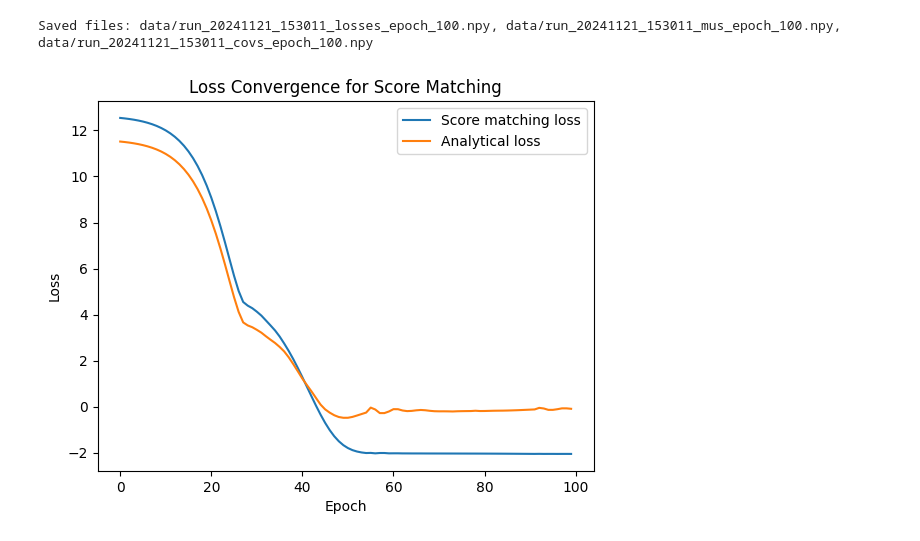
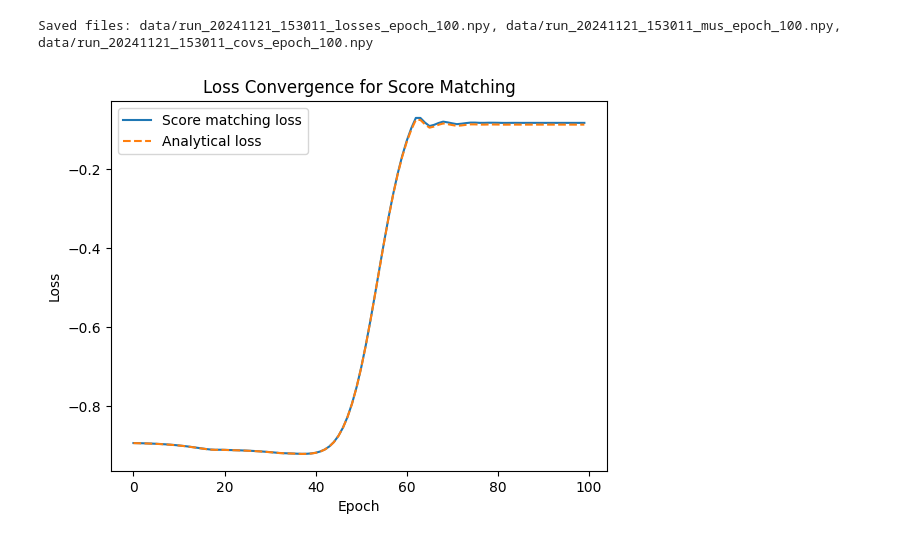
Before and after one commit to katonapng/score_matching, a Jupyter notebook: score_matching.ipynb, the cells around one changed output. Cells and saved outputs as stored; diff of their text form; code cells hidden in the pictures.

Commit message:
use Jacobian divergence calculation instead of autograd

```diff
--- a/score_matching.ipynb
+++ b/score_matching.ipynb
@@ -132,3 +136,8 @@ def compute_psi(x, model):
+# %%
+def compute_divergence_jacobian(x, model):
+    jacobian = torch.autograd.functional.jacobian(lambda x: compute_psi(x, model), x)
+    divergence = jacobian.diagonal(dim1=-2, dim2=-1).sum(-1)  # Sum diagonal elements
+    return divergence
 # %%
 def gaussian_psi(x, mu=torch.tensor([0.0, 0.0]), cov=torch.eye(2, dtype=torch.float64)):
     return -torch.cholesky_inverse(torch.linalg.cholesky(cov)) @ (x - mu)
@@ -162,6 +171,7 @@ def J(x_t, model):
 
     for t in range(T):
         x = x_t[t]
+        x.requires_grad_()
         psi_x_t = compute_psi(x, model)
 
         psi_x_t_real = gaussian_psi(x, model.mu.detach(), model.L.detach() @ model.L.T.detach())
@@ -171,18 +181,19 @@ def J(x_t, model):
                 is different from the analytical solution {psi_x_t_real}"
                 )
 
-        divergence = torch.autograd.grad(psi_x_t.sum(), x, create_graph=True)[0].sum()
+        # divergence = torch.autograd.grad(psi_x_t.sum(), x, create_graph=True)[0].sum()
+        divergence = compute_divergence_jacobian(x, model)
         norm_squared = (psi_x_t ** 2).sum()
         # divergence = torch.autograd.grad(psi_x_t_real.sum(), x, create_graph=True)[0].sum()
         # norm_squared = (psi_x_t_real ** 2).sum()
 
         divergence_real, norm_squared_real = gaussian_J(x, model.mu.detach(), model.L.detach())
 
-        # if not torch.allclose(divergence, divergence_real, atol=1e-2):
-        #     raise ValueError(
-        #         f"Calculated divergence value {divergence} \
-        #         is different from the analytical solution {divergence_real}"
-        #         )
+        if not torch.allclose(divergence, divergence_real, atol=1e-2):
+            raise ValueError(
+                f"Calculated divergence value {divergence} \
+                is different from the analytical solution {divergence_real}"
+                )
         if not torch.allclose(norm_squared, norm_squared_real, atol=1e-2):
             raise ValueError(
                 f"Calculated norm squared value {norm_squared} \
@@ -251,7 +262,7 @@ def generate_multivariate_gaussian_data(mean, cov, num_samples):
     data = np.random.multivariate_normal(mean, cov, num_samples)
     return data
 # %%
-n = 1000
+n = 100
 mu = np.array([0.0, 0.0])
 cov = np.array([[1.0, 0.0], [0.0, 1.0]])
 x_t_all = generate_multivariate_gaussian_data(mu, cov, n)
@@ -270,5 +281,6 @@ plt.show()
 # %%
 epochs = 100
 model, losses, real_losses, estimated_mus, estimated_covs = optimize_theta_gaussian(
-    x_t_all, dim, num_epochs=epochs, learning_rate_mu=1e-3, learning_rate_L= 1e-5)
+    x_t_all, dim, num_epochs=epochs, learning_rate_mu=1e-3, learning_rate_L= 1e-5
+    )
 # %% [output]
@@ -307,14 +319,14 @@ print(f"Saved files: {losses_file}, {mus_file}, {covs_file}")
 Saved files: data/run_20241121_153011_losses_epoch_100.npy, data/run_20241121_153011_mus_epoch_100.npy, data/run_20241121_153011_covs_epoch_100.npy
 # %%
 plt.plot(losses, label="Score matching loss")
-plt.plot(real_losses, label="Analytical loss")
+plt.plot(real_losses, label="Analytical loss", linestyle='--')
 plt.xlabel('Epoch')
 plt.ylabel('Loss')
 plt.title('Loss Convergence for Score Matching')
 plt.legend()
 plt.show()
 # %% [output]
-[figure, old version]
+[figure, new version]
 # %%
 estimated_mus = np.array(estimated_mus)
 plt.figure(figsize=(10, 5))
```
Also changed, not shown: parts of 10 cells of this notebook.
